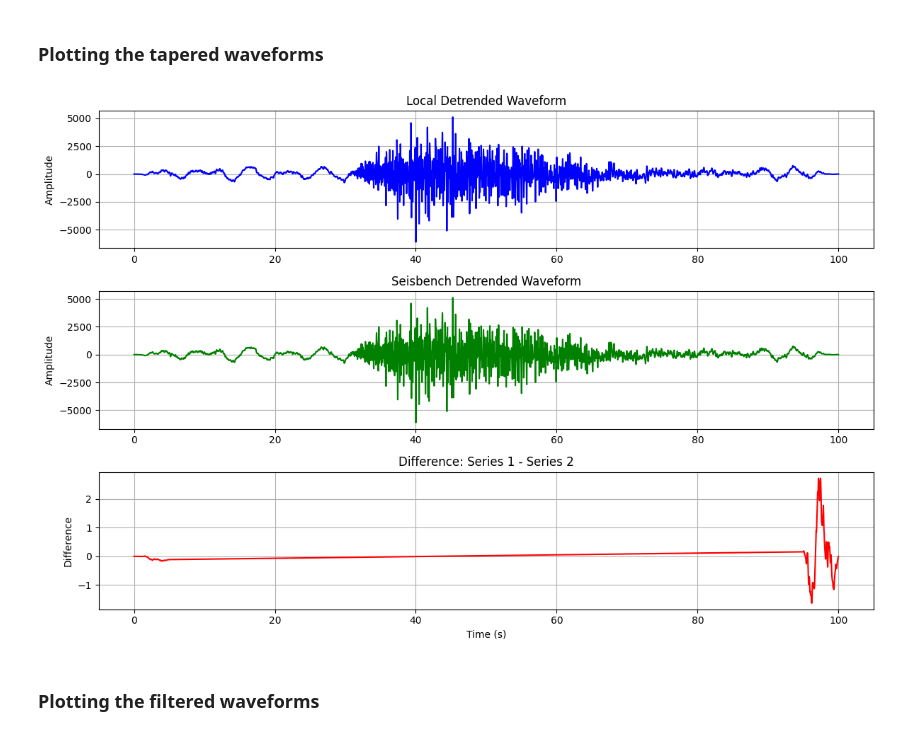
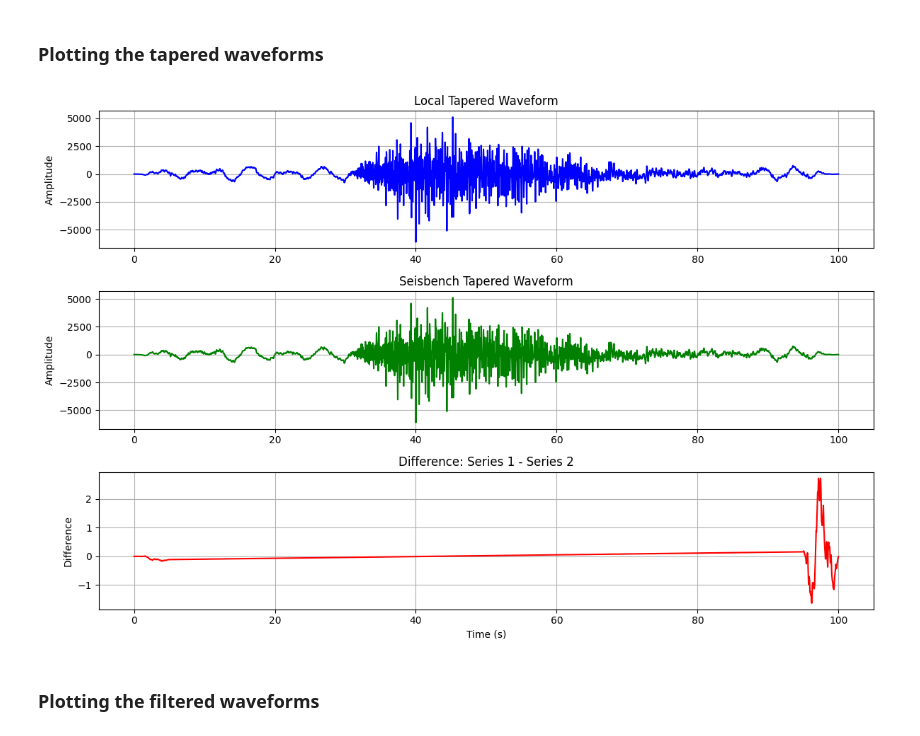
Before and after one commit to Akashkharita/PNW_Seismic_Event_Classification, a Jupyter notebook: deep_learning/comparing_with_seisbench.ipynb, the cells around one changed output. Saved outputs shown, nothing was run; the diff lists cells and outputs as text; code cells hidden in the pictures.

```diff
--- a/deep_learning/comparing_with_seisbench.ipynb
+++ b/deep_learning/comparing_with_seisbench.ipynb
@@ -562,36 +562,36 @@ Max correlation at lag: 0 samples
 t = np.linspace(0, 100, 5000)  # 10 seconds, 500 samples
 series1 = tapered_data[0][:5000]
 series2 = tapered_batch[0][0].numpy()
 
 # Difference
 diff = series1 - series2
 
 # Plot
 plt.figure(figsize=(12, 8))
 
 plt.subplot(3, 1, 1)
 plt.plot(t, series1, label="Local Tapered Waveforms", color='blue')
 plt.ylabel("Amplitude")
-plt.title("Local Detrended Waveform")
+plt.title("Local Tapered Waveform")
 plt.grid(True)
 
 plt.subplot(3, 1, 2)
 plt.plot(t, series2, label="Seisbench Tapered Waveforms", color='green')
 plt.ylabel("Amplitude")
-plt.title("Seisbench Detrended Waveform")
+plt.title("Seisbench Tapered Waveform")
 plt.grid(True)
 
 plt.subplot(3, 1, 3)
 plt.plot(t, diff, label="Difference", color='red')
 plt.xlabel("Time (s)")
 plt.ylabel("Difference")
 plt.title("Difference: Series 1 - Series 2")
 plt.grid(True)
 
 plt.tight_layout()
 plt.show()
 # %% [output]
-[figure, old version]
+[figure, new version]
 # %% [markdown]
 ### Plotting the filtered waveforms
 # %%
```
Also changed, not shown: parts of 2 cells of this notebook.
